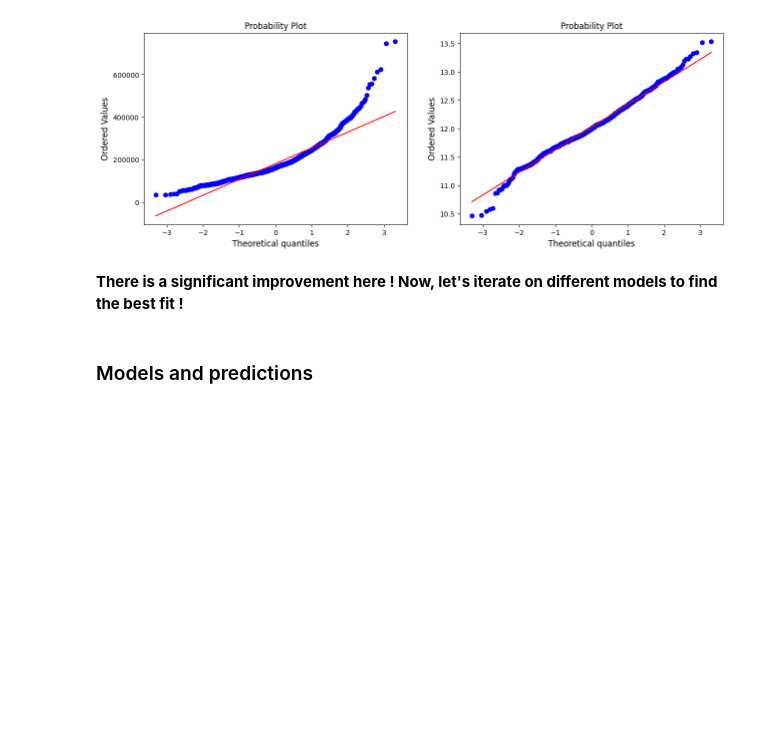
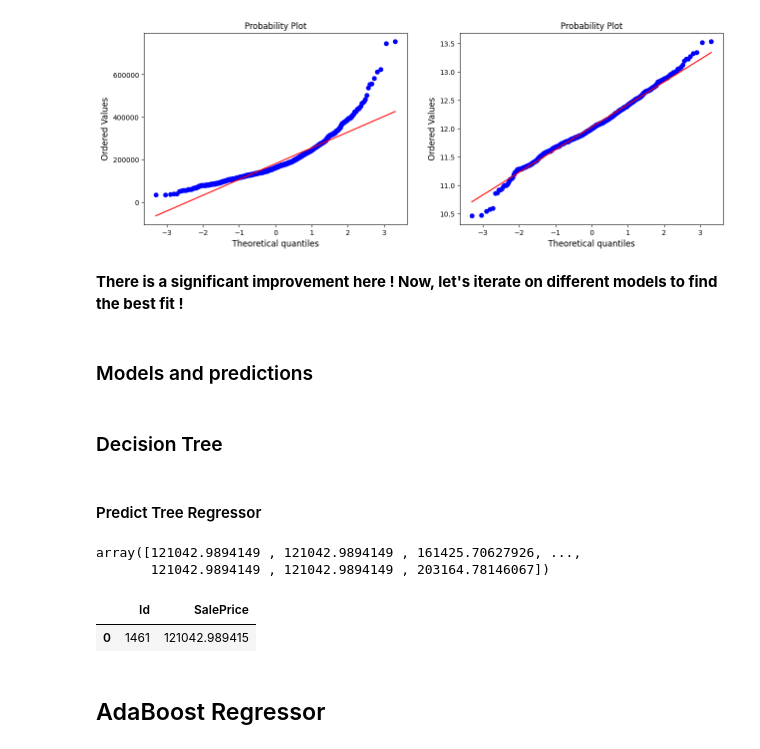
Before and after one commit to thpnt/houseprice, a Jupyter notebook: Untitled.ipynb, the cells around one changed output. Drawn from its saved outputs; the diff is of its cells as text; code cells hidden in the pictures; blank space fills up the shorter version.

Commit message:
submission ready for 3 models

```diff
--- a/Untitled.ipynb
+++ b/Untitled.ipynb
@@ -508,8 +508,6 @@ plt2 = plt.ylabel("Ordered Values", fontsize=12)
 [figure]
 # %% [markdown]
 **There is a significant improvement here ! Now, let's iterate on different models to find the best fit !**
-# %%
-preproc_fitted_log = preproc.fit(X, y_log)
 # %% [markdown]
 ### Models and predictions
 # %%
@@ -519 +516,45 @@ from sklearn.linear_model import RidgeCV, LassoCV, ElasticNetCV, Lasso, Ridge, E
 from sklearn.tree import DecisionTreeRegressor
+# %% [markdown]
+### Decision Tree
+# %%
+# Build pipeline with estimator
+
+pipe = make_pipeline(preproc, DecisionTreeRegressor())
+
+
+# Perform GridSearchCV to find best hyper params
+# For Decision Tree, we will work on max_depth, min_sample_leaf and min_sample_split
+
+params = {
+    'decisiontreeregressor__max_depth' : [2, 3, 4, 5, 10],
+    'decisiontreeregressor__min_samples_split' : [2, 3, 4, 5],
+    'decisiontreeregressor__min_samples_leaf' : [1, 2, 3, 4]
+}
+
+search = GridSearchCV(pipe, params, scoring=rmsle, cv=5, n_jobs=-1, verbose=1)
+search.fit(X, y_log)
+
+
+#Fit our pipeline to our data
+tree_regressor_pipe = make_pipeline(preproc,DecisionTreeRegressor(max_depth=2, min_samples_leaf=3, min_samples_split=4))
+tree_regressor_pipe.fit(X, y_log)
+# %% [markdown]
+#### Predict Tree Regressor
+# %%
+y_pred_log = tree_regressor_pipe.predict(X_test)
+# %%
+y_pred_tree_regressor = np.exp(y_pred_log)
+y_pred_tree_regressor
+# %% [output]
+array([121042.9894149 , 121042.9894149 , 161425.70627926, ...,
+       121042.9894149 , 121042.9894149 , 203164.78146067])
+# %%
+# Export to Kaggle format submission in the `data` folder
+results = pd.concat([X_test_ids, pd.Series(y_pred_tree_regressor, name="SalePrice")], axis=1)
+results.to_csv("data/tree_regressor.csv", header=True, index=False)
+results.head(1)
+# %% [output]
+|  | Id | SalePrice |
+| 0 | 1461 | 121042.989415 |
+# %% [markdown]
+## AdaBoost Regressor
```
Also changed, not shown: parts of 12 cells of this notebook.
